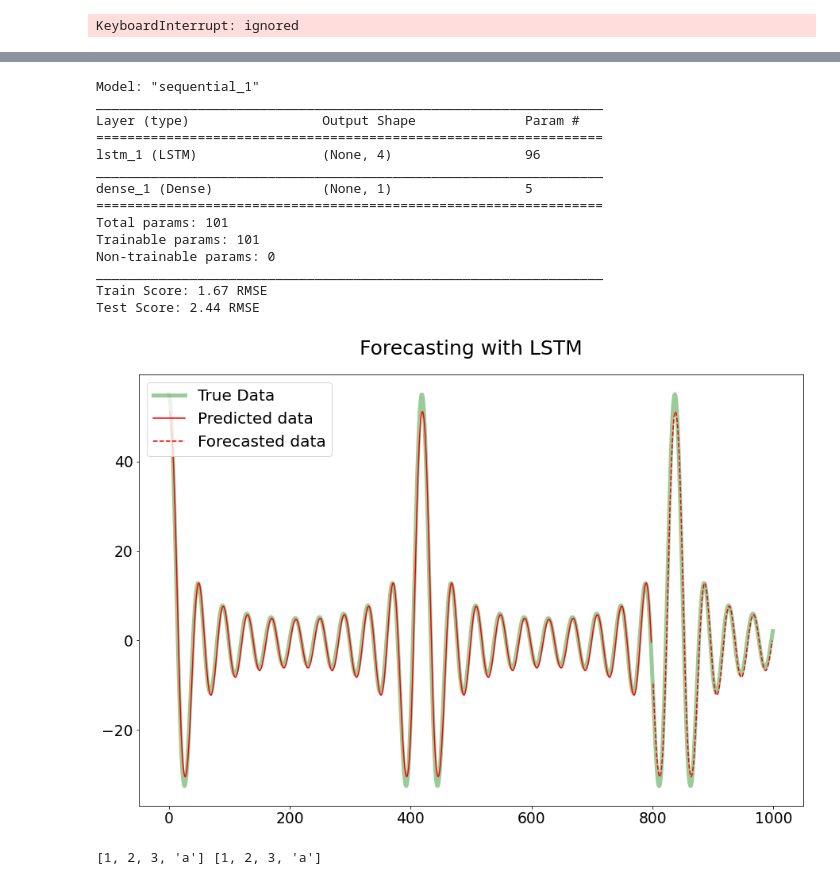
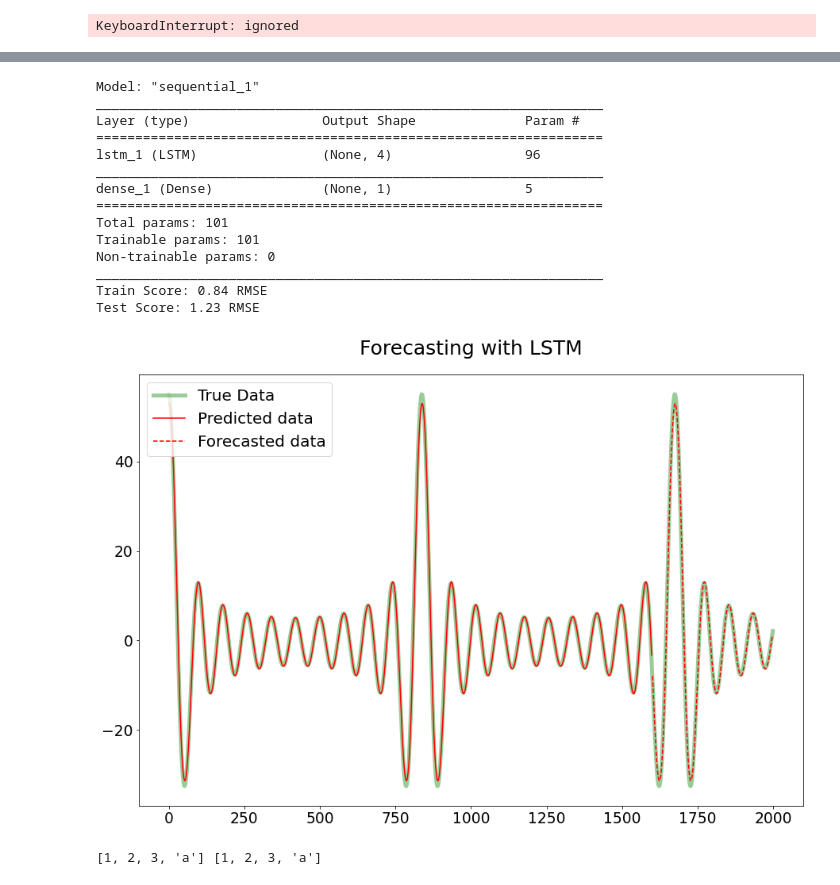
Before and after one commit to RitvikPrabhu/Machine-Learning, a Jupyter notebook: Neural_Networks_function_prediction_.ipynb, the cells around one changed output, grey strips where cells are left out. Saved outputs shown, nothing was run; the diff lists cells and outputs as text; code cells hidden in the pictures.

```diff
--- a/Neural_Networks_function_prediction_.ipynb
+++ b/Neural_Networks_function_prediction_.ipynb
@@ -596,7 +596,7 @@ Trainable params: 7,969
 Non-trainable params: 0
 _________________________________________________________________
 # %%
-N = 1000
+N = 2000
 # convert an array of values into a dataset matrix
 def create_dataset(dataset, look_back=1):
     dataX, dataY = [], []
@@ -664,36 +664,36 @@ print('Test Score: %.2f RMSE' % (testScore))
 trainPredictPlot = np.empty_like(dataset)
 
 trainPredictPlot[:, :] = np.nan
 trainPredictPlot[look_back:len(trainPredict)+look_back, :] = trainPredict
 
 # shift test predictions for plotting
 testPredictPlot = np.empty_like(dataset)
 testPredictPlot[:, :] = np.nan
 testPredictPlot[len(trainPredict)+(look_back*2)+1:len(dataset)-1, :] = testPredict
 
 # plot baseline and predictions
 plt.plot(scaler.inverse_transform(dataset), 'g', linewidth=5, alpha=0.4, label='True Data')
 plt.plot(trainPredictPlot, color = 'red', label = 'Predicted data')
 plt.plot(testPredictPlot, '--' , color = 'red', label = 'Forecasted data')
 plt.legend()
 plt.title('Forecasting with LSTM')
 plt.show()
 # %% [output]
 Model: "sequential_1"
 _________________________________________________________________
 Layer (type)                 Output Shape              Param #
 =================================================================
 lstm_1 (LSTM)                (None, 4)                 96
 _________________________________________________________________
 dense_1 (Dense)              (None, 1)                 5
 =================================================================
 Total params: 101
 Trainable params: 101
 Non-trainable params: 0
 _________________________________________________________________
-Train Score: 1.67 RMSE
-Test Score: 2.44 RMSE
+Train Score: 0.84 RMSE
+Test Score: 1.23 RMSE
-[figure, old version]
+[figure, new version]
 # %%
 x = [1, 2, 3]
 y = x
```
Also changed, not shown: parts of 1 cell of this notebook.
